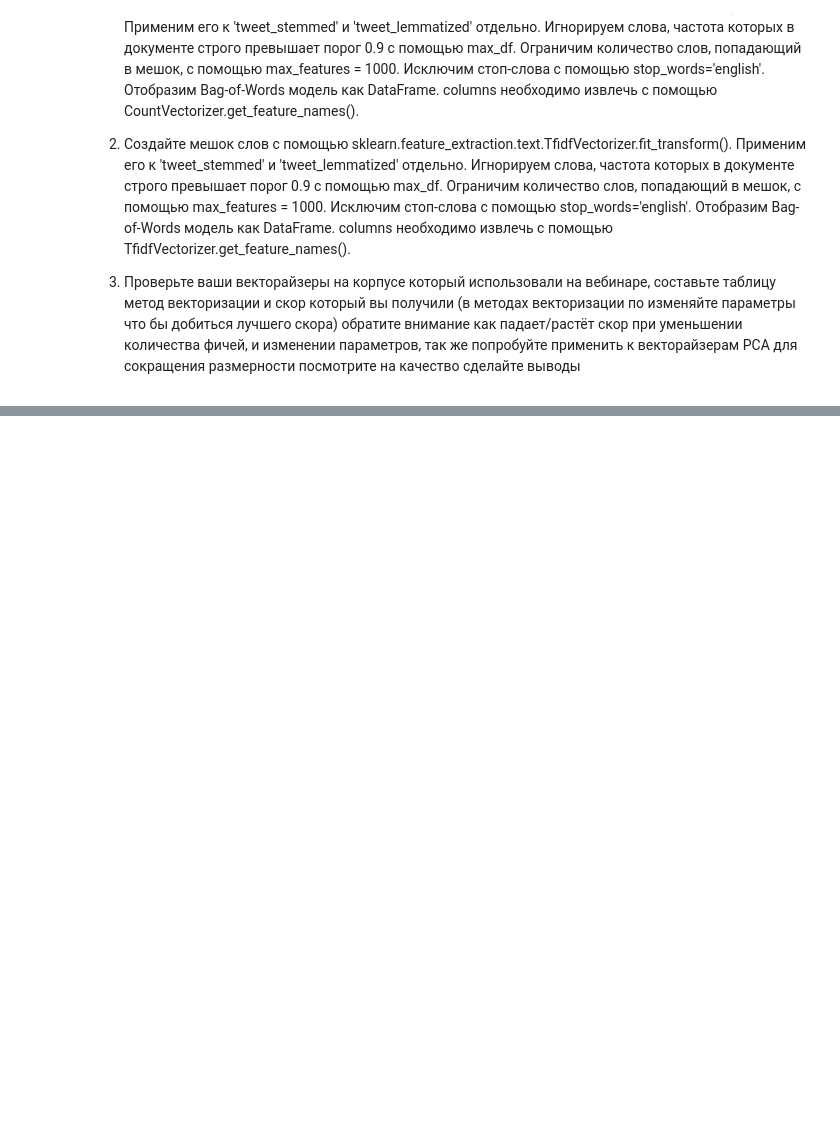
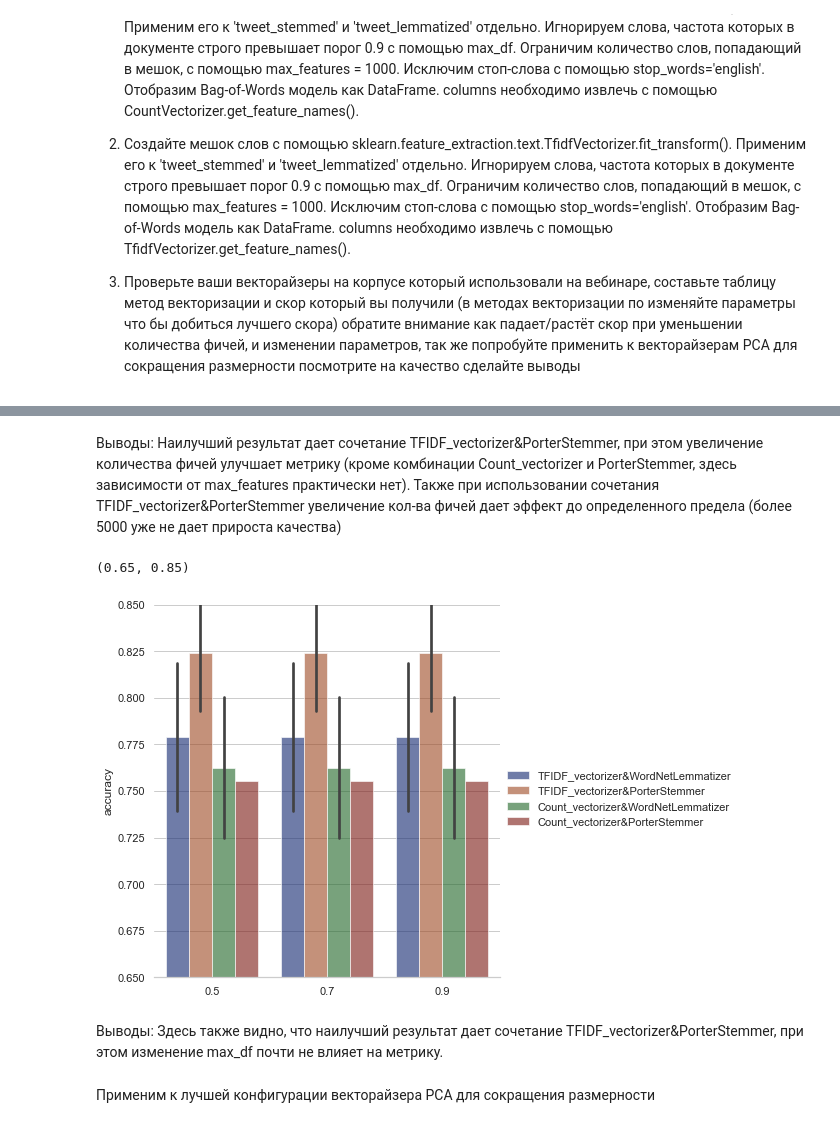
Before and after one commit to LMAXL7791211/NLPGB, a Jupyter notebook: HW2_NLP_Lukyanov_M.ipynb, the cells around one changed output, grey strips where cells are left out. Saved outputs shown, nothing was run; the diff lists cells and outputs as text; code cells hidden in the pictures; blank space fills up the shorter version.

```diff
--- a/HW2_NLP_Lukyanov_M.ipynb
+++ b/HW2_NLP_Lukyanov_M.ipynb
@@ -24,0 +438,22 @@
+# %% [markdown]
+Выводы: Наилучший результат дает сочетание TFIDF_vectorizer&PorterStemmer, при этом увеличение количества фичей улучшает метрику (кроме комбинации Count_vectorizer и PorterStemmer, здесь зависимости от max_features практически нет). Также при использовании сочетания TFIDF_vectorizer&PorterStemmer увеличение кол-ва фичей дает эффект до определенного предела (более 5000 уже не дает прироста качества)
+# %%
+sns.set_theme(style="whitegrid")
+
+
+g = sns.catplot(
+    data=df_models_results, kind="bar",
+    x="max_df", y="accuracy", hue="vect&stem",
+    ci="sd", palette="dark", alpha=.6, height=6
+)
+g.despine(left=True)
+g.set_axis_labels("", "accuracy")
+g.legend.set_title("")
+plt.ylim(0.65,0.85)
+# %% [output]
+(0.65, 0.85)
+[figure, added]
+# %% [markdown]
+Выводы: Здесь также видно, что наилучший результат дает сочетание TFIDF_vectorizer&PorterStemmer, при этом изменение max_df почти не влияет на метрику.
+# %% [markdown]
+Применим к лучшей конфигурации векторайзера PCA для сокращения размерности
```
Also changed, not shown: parts of 43 cells of this notebook.
